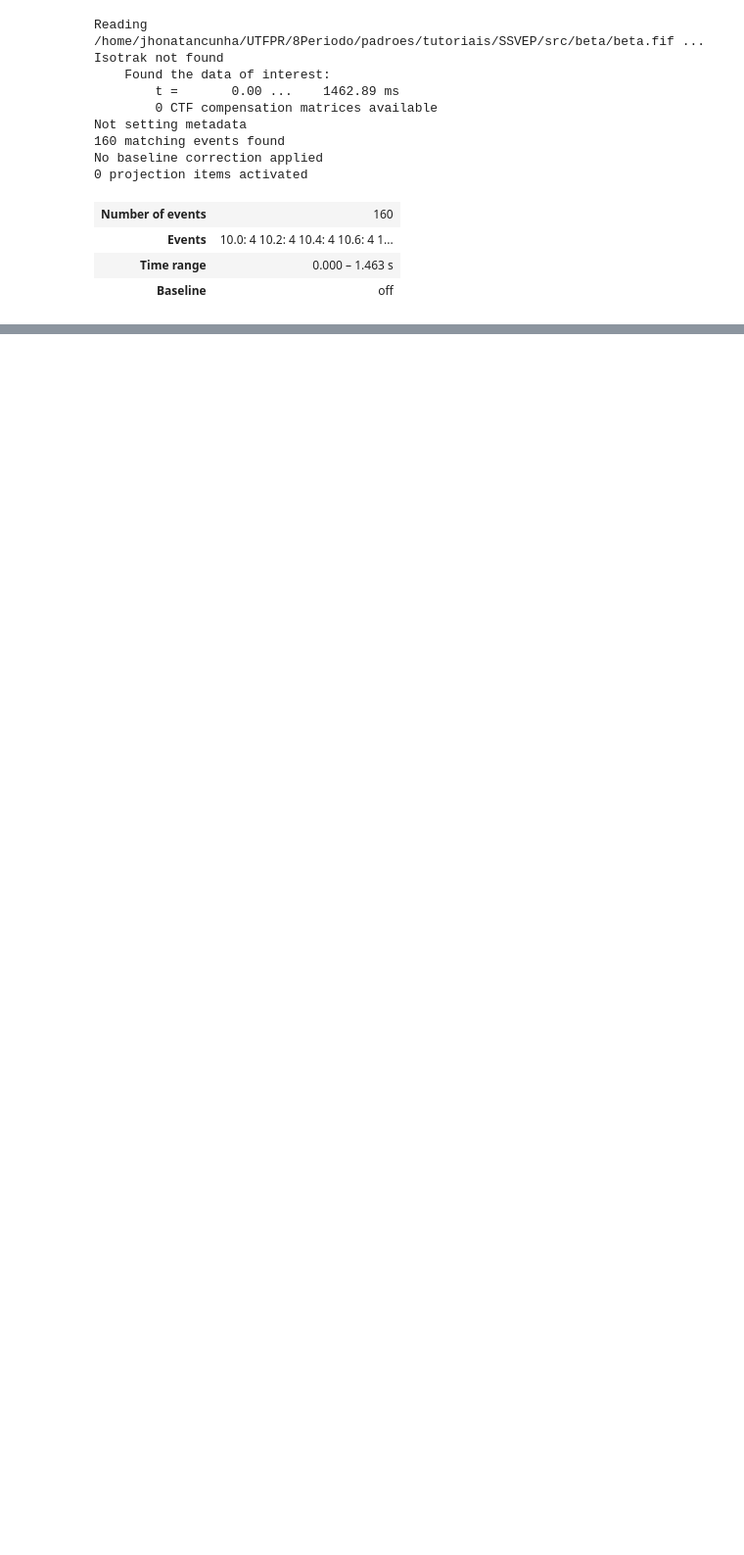
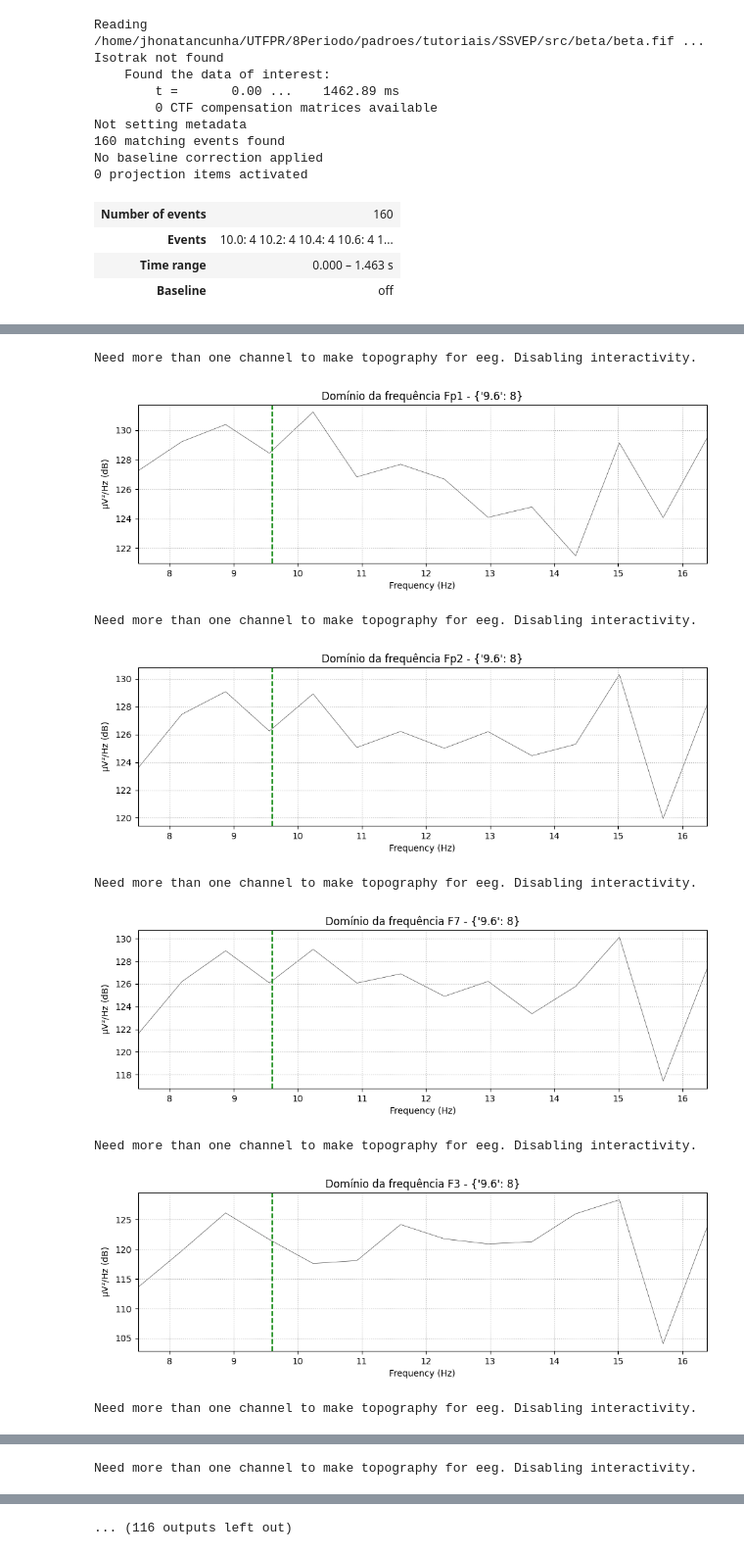
Before and after one commit to JessePires/tutoriais, a Jupyter notebook: SSVEP/src/beta/classification.ipynb, the cells around one changed output, grey strips where cells are left out. Shown at 98% size. Saved outputs shown, nothing was run; the diff lists cells and outputs as text; code cells hidden in the pictures; blank space fills up the shorter version.

```diff
--- a/SSVEP/src/beta/classification.ipynb
+++ b/SSVEP/src/beta/classification.ipynb
@@ -61,0 +44,37 @@ y [ 8.6  8.8  9.   9.2  9.4  9.6  9.8 10.  10.2 10.4 10.6 10.8 11.  11.2
+# %%
+ch_names = [
+    "Fp1", "Fp2", "F7", "F3", "Fz", "F4", "F8", "FC5", "FC1", "FC2",
+    "FC6", "T7", "C3", "Cz", "C4", "T8", "TP9", "CP5", "CP1", "CP2",
+    "CP6", "TP10", "P7", "P3", "Pz", "P4", "P8", "PO9", "O1", "Oz",
+    "O2", "PO10", "AF7", "AF3", "AF4", "AF8", "F5", "F1", "F2", "F6",
+    "FC3", "FCz", "FC4", "C5", "C1", "C2", "C6", "CP3", "CPz", "CP4",
+    "P5", "P1", "P2", "P6", "PO3", "POz", "PO4", "I1", "Iz", "I2",
+    "A1", "A2", "EX1", "EX2"
+]
+# %%
+
+import warnings
+warnings.filterwarnings('ignore')
+
+qtd_data = len(mne_data)
+
+for ch in ch_names:
+    for i in range(5 , qtd_data):
+        view = mne_data[i].compute_psd(method='welch', fmin=7, fmax=17, verbose=False)
+
+        view.plot(show=False, picks=[ch])
+        plt.title(f'Domínio da frequência {ch} - {view.event_id}')
+        plt.axvline(x=float(list(mne_data[i].event_id)[0]), linestyle='--', color='green')
+        plt.show()
+
+        break
+# %% [output]
+Need more than one channel to make topography for eeg. Disabling interactivity.
+[figure, added]
+Need more than one channel to make topography for eeg. Disabling interactivity.
+[figure, added]
+Need more than one channel to make topography for eeg. Disabling interactivity.
+[figure, added]
+Need more than one channel to make topography for eeg. Disabling interactivity.
+[figure, added]
+Need more than one channel to make topography for eeg. Disabling interactivity.
@@ -61,0 +82 @@ y [ 8.6  8.8  9.   9.2  9.4  9.6  9.8 10.  10.2 10.4 10.6 10.8 11.  11.2
+Need more than one channel to make topography for eeg. Disabling interactivity.
@@ -62,2 +84,3 @@ y [ 8.6  8.8  9.   9.2  9.4  9.6  9.8 10.  10.2 10.4 10.6 10.8 11.  11.2
+... (116 outputs left out)
 # %%
 
```
Also changed, not shown: parts of 5 cells of this notebook, 3 other files.
